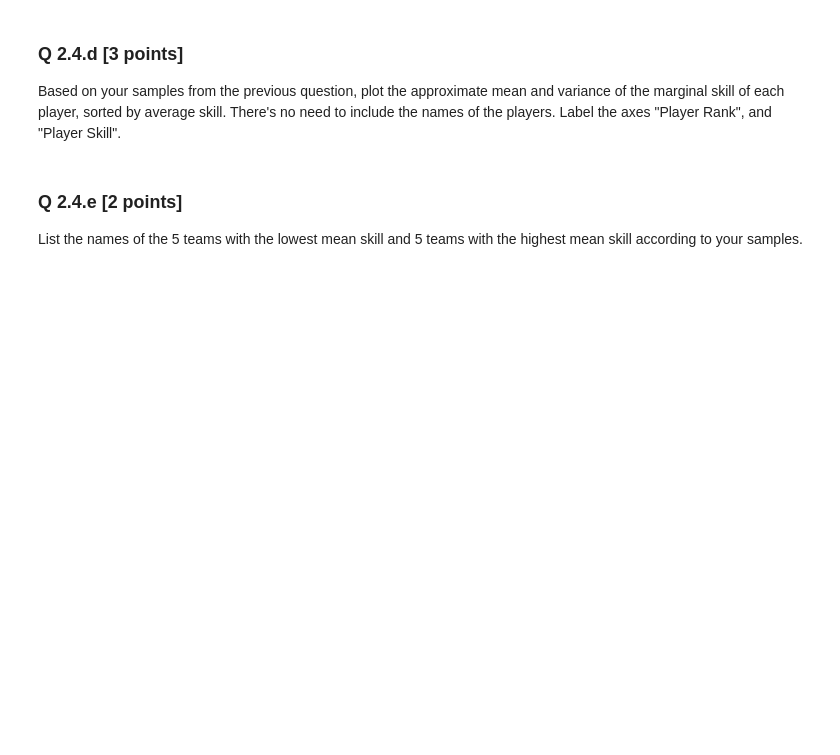
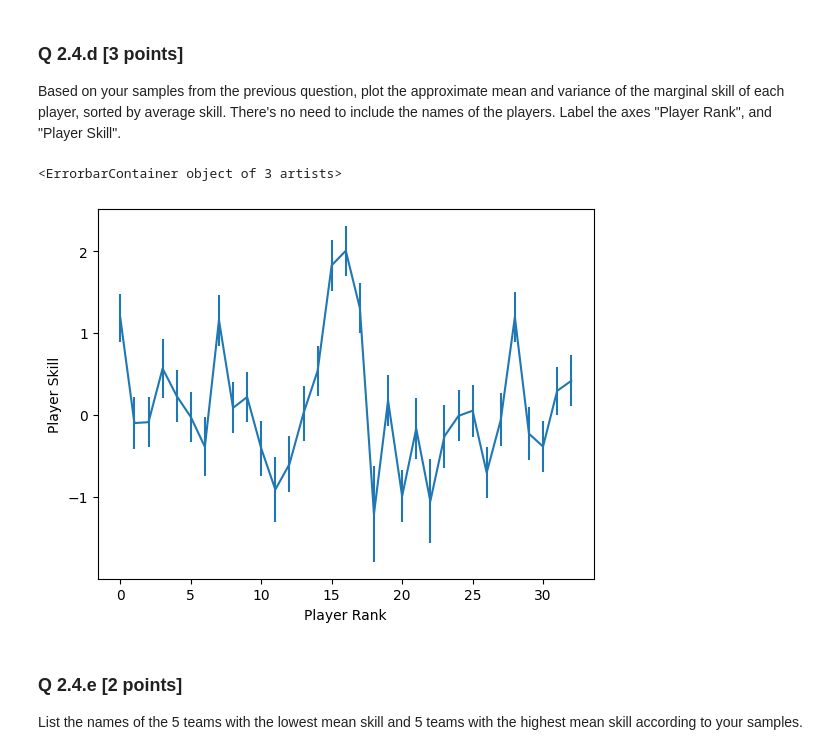
Before and after one commit to Junbo345/Exercise3, a Jupyter notebook: sta414_2025_assignment_2.ipynb, the cells around one changed output. Cells and saved outputs as stored; diff of their text form; code cells hidden in the pictures; blank space fills up the shorter version.

```diff
--- a/sta414_2025_assignment_2.ipynb
+++ b/sta414_2025_assignment_2.ipynb
@@ -827,10 +827,11 @@ def log_games_likelihood(zs, games):
   #
   winning_player_ixs = games[:,0]
   losing_player_ixs = games[:,1]
-  # winning_player_skills =     #TODO: Look up the skill of the winning player in each game.
-  # losing_player_skills =      #TODO: Look up the skills of the losing player in each game.
-  # log_likelihoods =           #TODO: Compute the log_likelihood of each game outcome.
-  # return                      #TODO: Combine the log_likelihood of independent events.
+  winning_player_skills = zs[winning_player_ixs]
+  losing_player_skills = zs[losing_player_ixs]
+
+  log_likelihoods = -torch.log(1.0 + torch.exp(losing_player_skills - winning_player_skills))
+  return log_likelihoods.sum()
 # %% [markdown]
 
 ### Q 2.4.b [3 points]
@@ -842,3 +839,8 @@ def log_joint_probability(zs, games):
+# %%
+def log_joint_probability(zs, games):
+    log_prior = log_joint_prior(zs.reshape(-1, 1))[0]
+    log_likelihood = log_games_likelihood(zs, games)
+    return log_prior + log_likelihood
 # %% [markdown]
 ### Q 2.4.c [5 points]
 Run Langevin Monte Carlo on the posterior over all skills conditioned on all the chess games from the dataset.  Run for 10000 samples.
@@ -847,24 +849,31 @@ Run Langevin Monte Carlo on the posterior over all skills conditioned on all the
 num_players = len(names)
 n_samples = 10000
 stepsize = 0.01
-
+import math
 
 #Hint: you will need to use games
 def log_posterior(zs):
-  pass
+  return log_joint_probability(zs, games)
 
-# TODO: all_games_samples = ...
+all_games_samples = draw_samples_lmc(
+    num_params=num_players,
+    stepsize=stepsize,
+    n_samples=n_samples,
+    log_posterior=log_posterior)
 # %% [markdown]
 ### Q 2.4.d [3 points]
 Based on your samples from the previous question, plot the approximate mean and variance of the marginal skill of each player, sorted by average skill. There's no need to include the names of the players.  Label the axes "Player Rank", and "Player Skill".
 # %%
-# TODO
-# mean_skills = ...
-# var_skills = ...
+
+mean_skills = all_games_samples.mean(axis=0)
+var_skills = all_games_samples.var(axis=0)
 
 plt.xlabel("Player Rank")
 plt.ylabel("Player Skill")
 plt.errorbar(range(num_players), mean_skills, var_skills)
+# %% [output]
+<ErrorbarContainer object of 3 artists>
+[figure, added]
 # %% [markdown]
 ### Q 2.4.e [2 points]
 List the names of the 5 teams with the lowest mean skill and 5 teams with the highest mean skill according to your samples.
```
Also changed, not shown: parts of 26 cells of this notebook.
